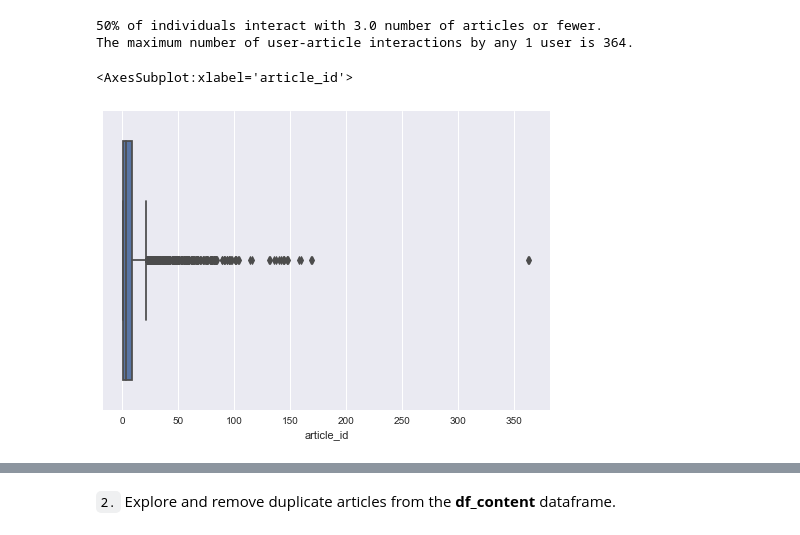
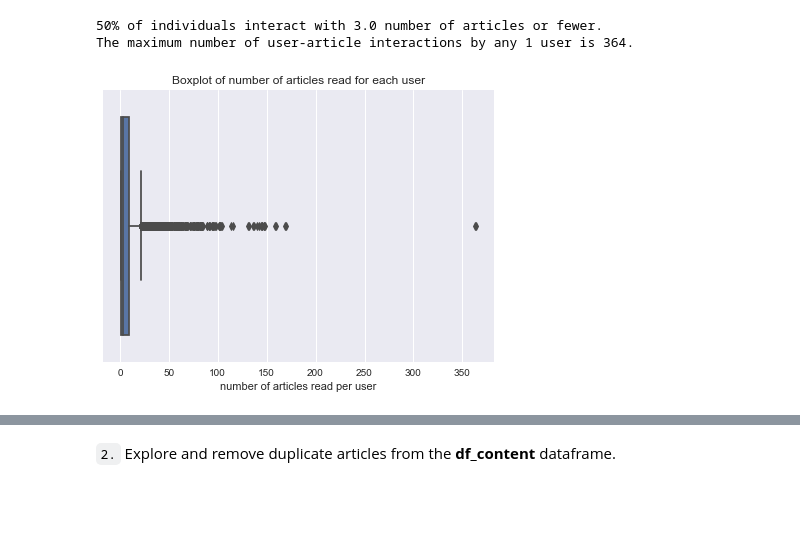
Before and after one commit to hchen3368/Articles-Recommendation-on-IBM-Watson, a Jupyter notebook: 1_notebook_EDA_&_Cleaning.ipynb, the cells around one changed output, grey strips where cells are left out. Cells and saved outputs as stored; diff of their text form; code cells hidden in the pictures; blank space fills up the shorter version.

```diff
--- a/1_notebook_EDA_&_Cleaning.ipynb
+++ b/1_notebook_EDA_&_Cleaning.ipynb
@@ -98,8 +148,11 @@ print(f'The maximum number of user-article interactions by any 1 user is {max_vi
 # %% [output]
 50% of individuals interact with 3.0 number of articles or fewer.
 The maximum number of user-article interactions by any 1 user is 364.
-# %%
-sns.boxplot(n_articles_per_user)
-# %% [output]
-<AxesSubplot:xlabel='article_id'>
-[figure, removed]
+# %%
+fig, ax = plt.subplots(figsize=(7,5))
+ax=sns.boxplot(n_articles_per_user)
+ax.set_xlabel('number of articles read per user')
+plt.title('Boxplot of number of articles read for each user')
+plt.show()
+# %% [output]
+[figure, added]
```
Also changed, not shown: parts of 45 cells of this notebook, 1 other file.
